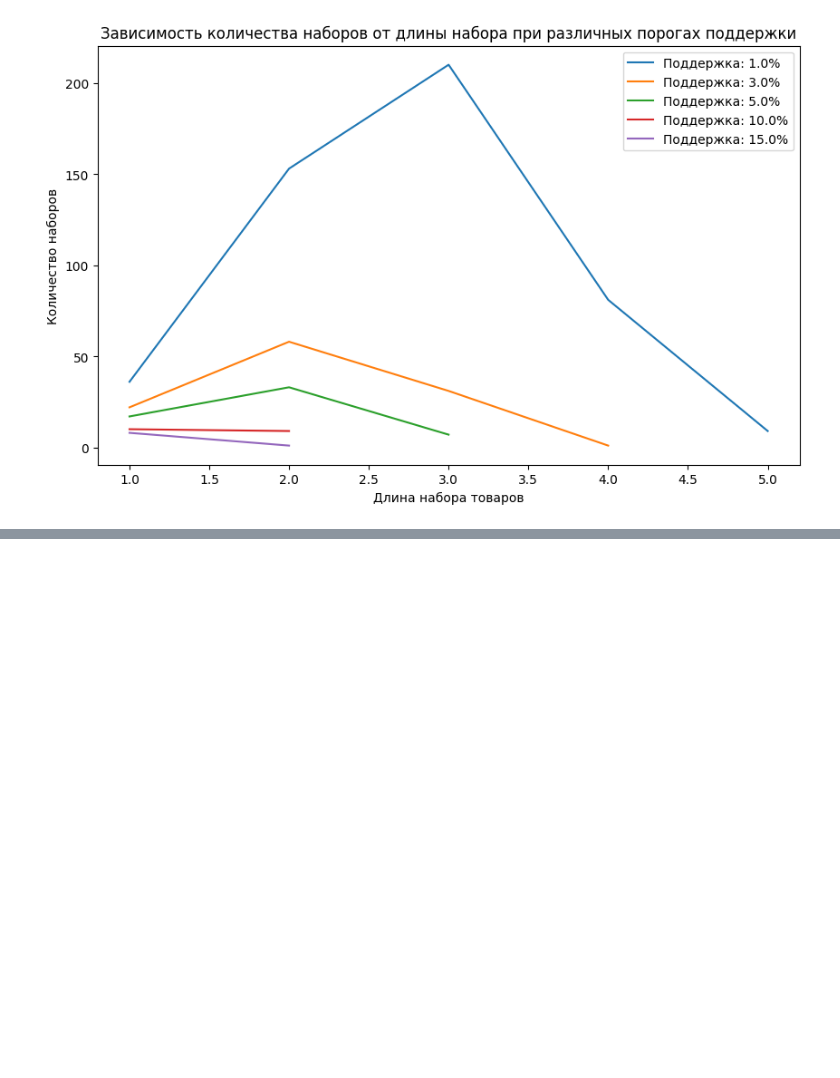
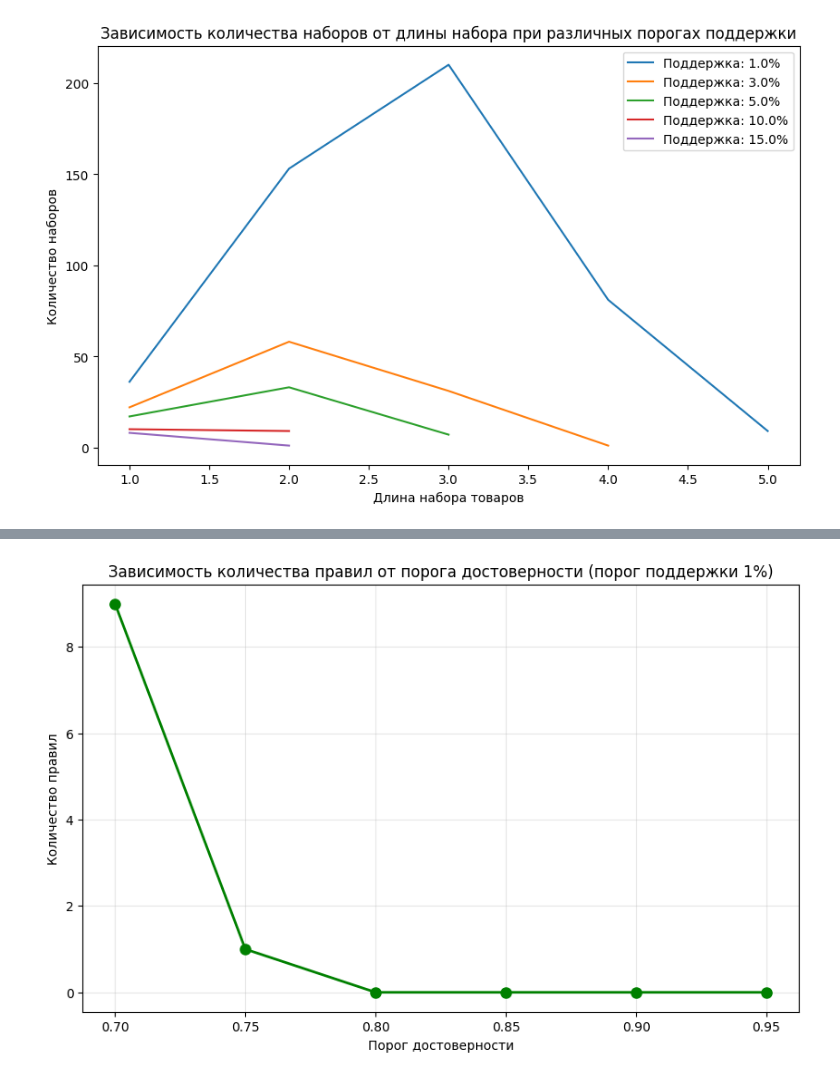
Before and after one commit to SMarkls/analasys, a Jupyter notebook: frequent_sets/notebook.ipynb, the cells around one changed output, grey strips where cells are left out. Saved outputs shown, nothing was run; the diff lists cells and outputs as text; code cells hidden in the pictures; blank space fills up the shorter version.

```diff
--- a/frequent_sets/notebook.ipynb
+++ b/frequent_sets/notebook.ipynb
@@ -94,0 +148,12 @@ plt.show()
+# %%
+plt.figure(figsize=(10, 6))
+plt.plot(confidence_thresholds, rule_counts, marker='o', linestyle='-', linewidth=2, markersize=8, color='green', label='Количество правил')
+
+plt.xlabel('Порог достоверности')
+plt.ylabel('Количество правил')
+plt.title('Зависимость количества правил от порога достоверности (порог поддержки 1%)')
+plt.xticks(confidence_thresholds)
+plt.grid(True, alpha=0.3)
+plt.show()
+# %% [output]
+[figure, added]
```
Also changed, not shown: parts of 8 cells of this notebook, 3 other files.
